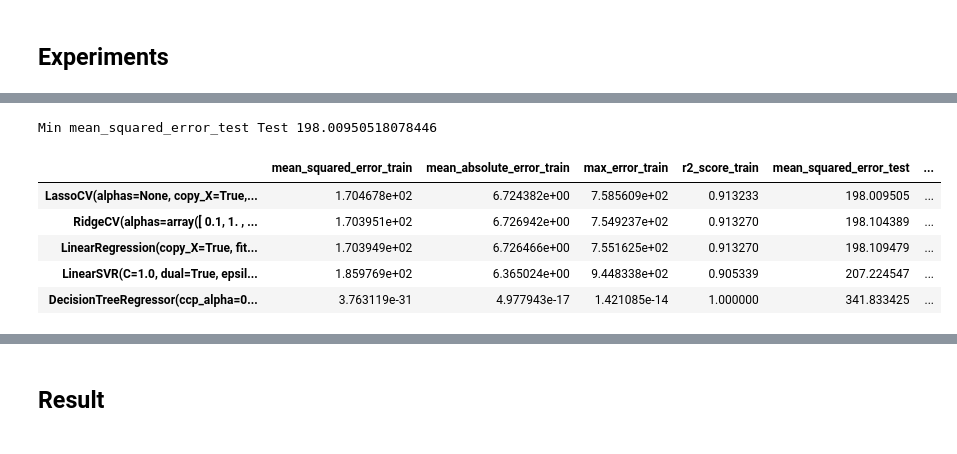
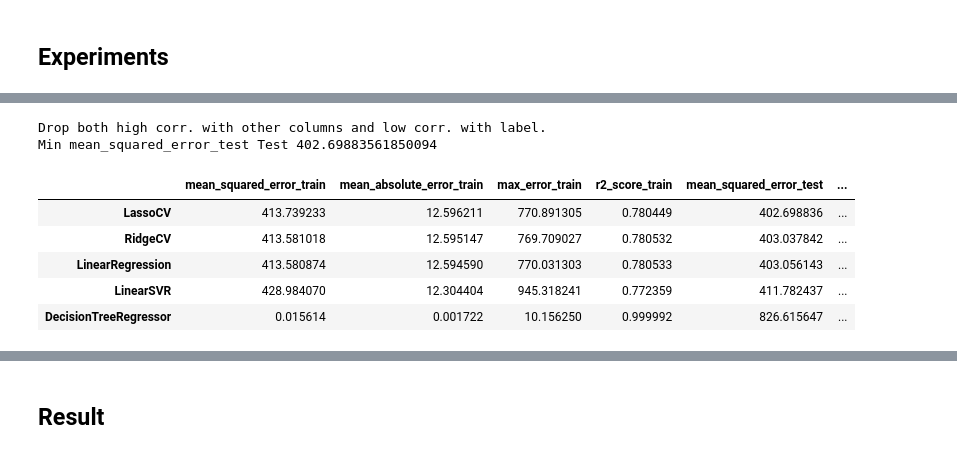
Before and after one commit to erdemsirel/ozu_data_science, a Jupyter notebook: M5 - General Linear Models/Erdem Sirel Project GLM.ipynb, the cells around one changed output, grey strips where cells are left out. Saved outputs shown, nothing was run; the diff lists cells and outputs as text; code cells hidden in the pictures.

```diff
--- a/M5 - General Linear Models/Erdem Sirel Project GLM.ipynb
+++ b/M5 - General Linear Models/Erdem Sirel Project GLM.ipynb
@@ -17,7 +16,16 @@ data = data.drop(["Unnamed: 0",	"X",	"customer",	"traintest", "churndep"], axis=
 # %%
 def prepare_data(exclude_columns=None, features_to_use=None):
+
+
     data = pd.read_csv("https://raw.githubusercontent.com/ahmetsirel/ozu_data_science/master/M5%20-%20General%20Linear%20Models/cell2cell-v1.csv")
-    data = data.drop(["Unnamed: 0",	"X",	"customer",	"traintest", "churndep"], axis=1)
+    data.dropna(inplace= True)
+    data = data.drop(["Unnamed: 0",
+                        "X",
+                        "customer",
+                        "traintest",
+                        'churn',
+                        "churndep",
+                        'recchrge'], axis=1)
 
     if exclude_columns is not None and features_to_use is not None:
         raise Exception("exclude_columns and features_to_use cannot be used at the same time.")
@@ -28,7 +36,8 @@ def prepare_data(exclude_columns=None, features_to_use=None):
     if features_to_use is not None:
         data = data[features_to_use + ["revenue"]]
 
-    data = data.dropna(subset=["revenue"])
+    data = pd.get_dummies(data)
+
     x = data.drop('revenue', axis=1)
 
     y = data['revenue']
@@ -36,8 +45,10 @@ def prepare_data(exclude_columns=None, features_to_use=None):
 
 
     x_train, x_test, y_train, y_test = train_test_split(
-        x, y, test_size=0.33, random_state=42)
-    return x_train, x_test, y_train, y_test
+        x, y, test_size = 0.25, random_state = 42)
+    return x_train, x_test, y_train, y_test, data
+# %%
+x_train, x_test, y_train, y_test, data = prepare_data()
 # %%
 def scale_data(x_train, x_test, scaler=StandardScaler):
 
@@ -86,18 +97,24 @@ def run_models(x_train, x_test, y_train, y_test):
                 y_test_pred = model.predict(x_test)
 
                 results = results.append(evaluate_regression(y_train, y_train_pred, y_test, y_test_pred,
-                                        model_name=model))
+                                        model_name=type(model).__name__))
         return results
 # %%
+experiment_list = pd.DataFrame()
 def run(exclude_columns=None, features_to_use=None, name=""):
+    global experiment_list
     print(name)
-    x_train, x_test, y_train, y_test = prepare_data(exclude_columns=exclude_columns, features_to_use=features_to_use)
+    x_train, x_test, y_train, y_test, data = prepare_data(exclude_columns=exclude_columns, features_to_use=features_to_use)
     x_train, x_test = scale_data(x_train, x_test, scaler=StandardScaler)
 
     results = run_models(x_train, x_test, y_train, y_test)
 
     print("Min mean_squared_error_test Test",results.sort_values("mean_squared_error_test").iloc[0]["mean_squared_error_test"])
 
+    best_model = results.sort_values("mean_squared_error_test").reset_index().loc[[0], ["mean_squared_error_train", "mean_squared_error_test"]].rename({0:name})
+    if experiment_list is not None:
+        experiment_list = experiment_list.append(best_model)
+
     return results.sort_values("mean_squared_error_test")
 # %%
 results = run(exclude_columns=None, name="Initial Run")
@@ -229,13 +248,14 @@ Min mean_squared_error_test Test 198.82223999760512
 # %%
-run(exclude_columns=list(set(columns_to_drop_high_corr+columns_to_drop_low_corr_with_label)))
+run(exclude_columns=list(set(columns_to_drop_high_corr+columns_to_drop_low_corr_with_label)), name="Drop both high corr. with other columns and low corr. with label.")
 # %% [output]
-Min mean_squared_error_test Test 198.00950518078446
+Drop both high corr. with other columns and low corr. with label.
+Min mean_squared_error_test Test 402.69883561850094
 |  | mean_squared_error_train | mean_absolute_error_train | max_error_train | r2_score_train | mean_squared_error_test | ... |
-| LassoCV(alphas=None, copy_X=True,... | 1.704678e+02 | 6.724382e+00 | 7.585609e+02 | 0.913233 | 198.009505 | ... |
-| RidgeCV(alphas=array([ 0.1, 1. , ... | 1.703951e+02 | 6.726942e+00 | 7.549237e+02 | 0.913270 | 198.104389 | ... |
-| LinearRegression(copy_X=True, fit... | 1.703949e+02 | 6.726466e+00 | 7.551625e+02 | 0.913270 | 198.109479 | ... |
-| LinearSVR(C=1.0, dual=True, epsil... | 1.859769e+02 | 6.365024e+00 | 9.448338e+02 | 0.905339 | 207.224547 | ... |
-| DecisionTreeRegressor(ccp_alpha=0... | 3.763119e-31 | 4.977943e-17 | 1.421085e-14 | 1.000000 | 341.833425 | ... |
+| LassoCV | 413.739233 | 12.596211 | 770.891305 | 0.780449 | 402.698836 | ... |
+| RidgeCV | 413.581018 | 12.595147 | 769.709027 | 0.780532 | 403.037842 | ... |
+| LinearRegression | 413.580874 | 12.594590 | 770.031303 | 0.780533 | 403.056143 | ... |
+| LinearSVR | 428.984070 | 12.304404 | 945.318241 | 0.772359 | 411.782437 | ... |
+| DecisionTreeRegressor | 0.015614 | 0.001722 | 10.156250 | 0.999992 | 826.615647 | ... |
 # %%
 result = run(features_to_use=columns_to_use_high_corr_with_label, name="High corr. columns with label.")
 # %% [output]
```
Also changed, not shown: parts of 18 cells of this notebook, 1 other file.
